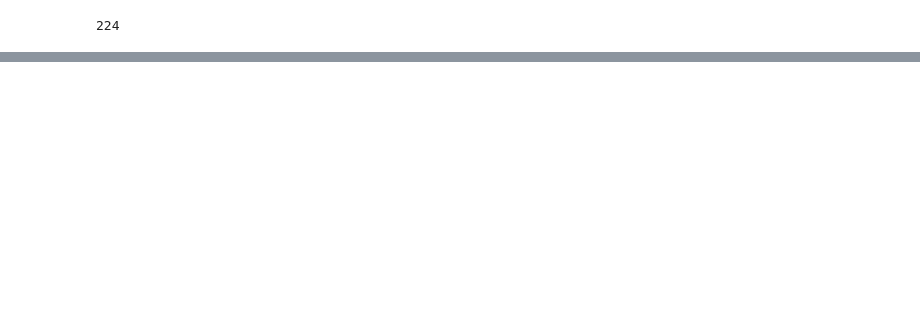
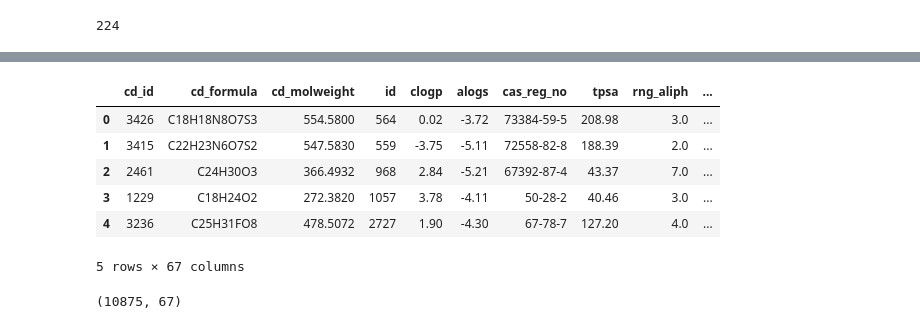
Before and after one commit to sebotic/wikidata_notebooks, a Jupyter notebook: Gottlieb paper data prep.ipynb, the cells around one changed output, grey strips where cells are left out. Saved outputs shown, nothing was run; the diff lists cells and outputs as text; code cells hidden in the pictures; blank space fills up the shorter version.

Commit message:
added drugcentral indication extraction

```diff
--- a/Gottlieb paper data prep.ipynb
+++ b/Gottlieb paper data prep.ipynb
@@ -1333,0 +1449,27 @@ Name: disease_class_label, dtype: int64
+# %%
+# query to get all indications from DrugCentral
+
+import sqlalchemy
+
+engine = sqlalchemy.create_engine('postgresql+psycopg2://postgres:sebotic@localhost:5432/drugcentral')
+
+# query = "SELECT * from omop_relationship_doid_view WHERE relationship_name LIKE 'indication';"
+query = "SELECT * FROM structures, omop_relationship_doid_view WHERE structures.id = omop_relationship_doid_view.struct_id and omop_relationship_doid_view.relationship_name LIKE 'indication';"
+
+# SELECT * from omop_relationship_doid_view WHERE relationship_name LIKE 'indication';
+
+drugcentral_indications = pd.read_sql(query, engine)
+# %%
+drugcentral_indications.head()
+# %% [output]
+|  | cd_id | cd_formula | cd_molweight | id | clogp | alogs | cas_reg_no | tpsa | rng_aliph | ... |
+| 0 | 3426 | C18H18N8O7S3 | 554.5800 | 564 | 0.02 | -3.72 | 73384-59-5 | 208.98 | 3.0 | ... |
+| 1 | 3415 | C22H23N6O7S2 | 547.5830 | 559 | -3.75 | -5.11 | 72558-82-8 | 188.39 | 2.0 | ... |
+| 2 | 2461 | C24H30O3 | 366.4932 | 968 | 2.84 | -5.21 | 67392-87-4 | 43.37 | 7.0 | ... |
+| 3 | 1229 | C18H24O2 | 272.3820 | 1057 | 3.78 | -4.11 | 50-28-2 | 40.46 | 3.0 | ... |
+| 4 | 3236 | C25H31FO8 | 478.5072 | 2727 | 1.90 | -4.30 | 67-78-7 | 127.20 | 4.0 | ... |
+5 rows × 67 columns
+# %%
+drugcentral_indications.shape
+# %% [output]
+(10875, 67)
```
Also changed, not shown: parts of 29 cells of this notebook.
